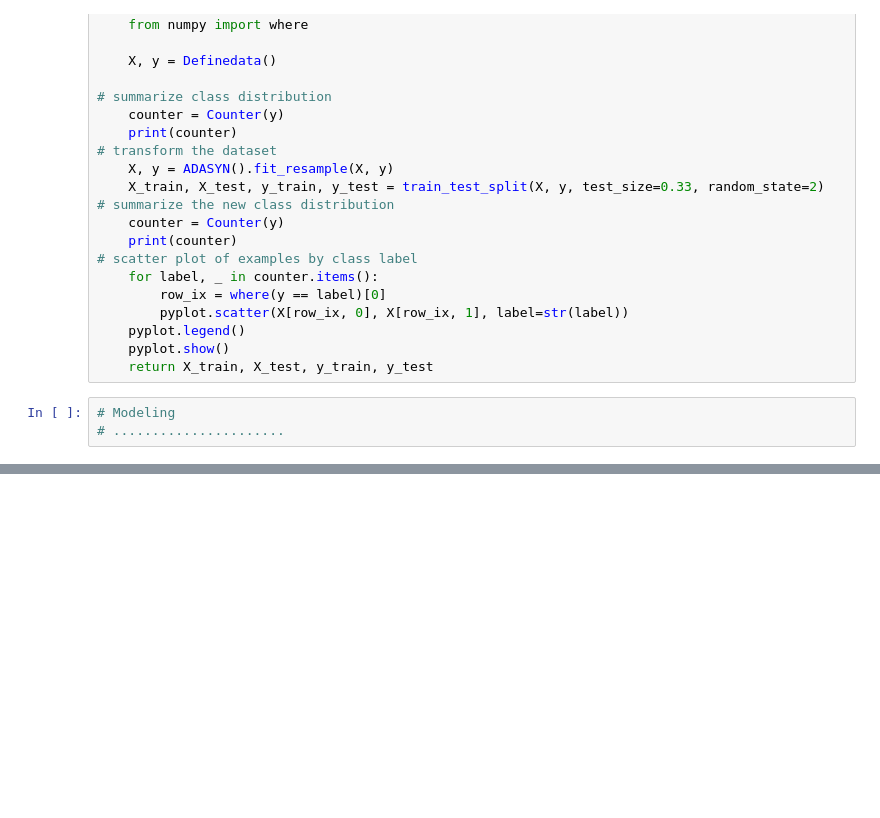
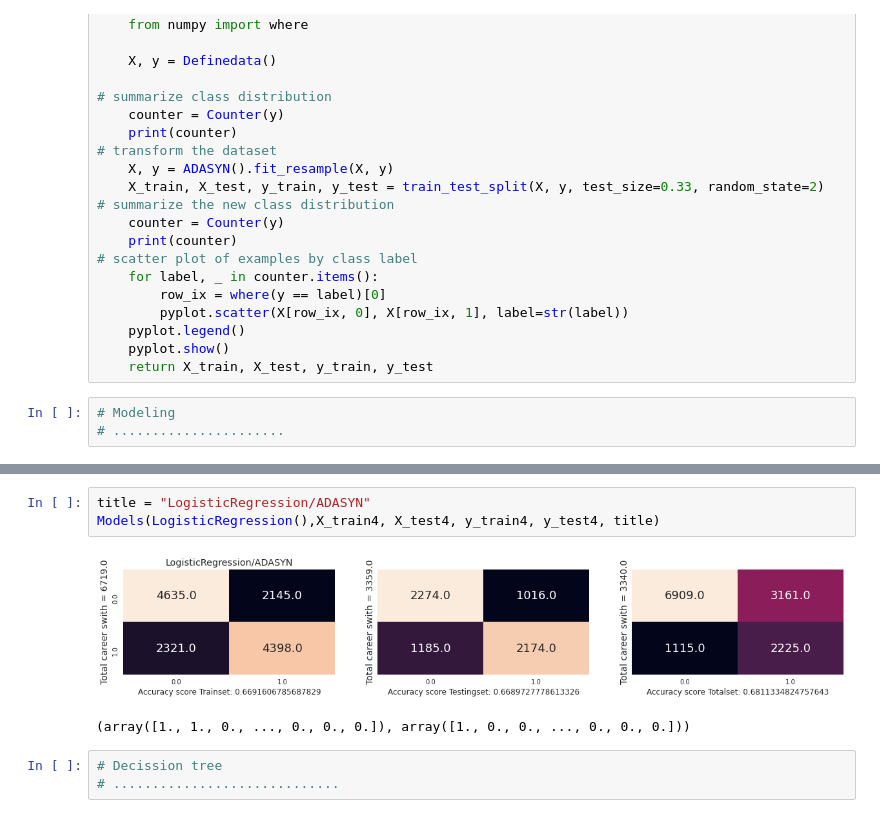
Before and after one commit to ritam-sarkar/binder-repo, a Jupyter notebook: Hr_analytics.ipynb, the cells around one changed output, grey strips where cells are left out. Drawn from its saved outputs; the diff is of its cells as text; blank space fills up the shorter version.

```diff
--- a/Hr_analytics.ipynb
+++ b/Hr_analytics.ipynb
@@ -290,0 +310,9 @@ AttributeError: 'SMOTE' object has no attribute 'fit_sample'
+# %%
+title = "LogisticRegression/ADASYN"
+Models(LogisticRegression(),X_train4, X_test4, y_train4, y_test4, title)
+# %% [output]
+[figure, added]
+(array([1., 1., 0., ..., 0., 0., 0.]), array([1., 0., 0., ..., 0., 0., 0.]))
+# %%
+# Decission tree
+# .............................
```
Also changed, not shown: parts of 20 cells of this notebook.
